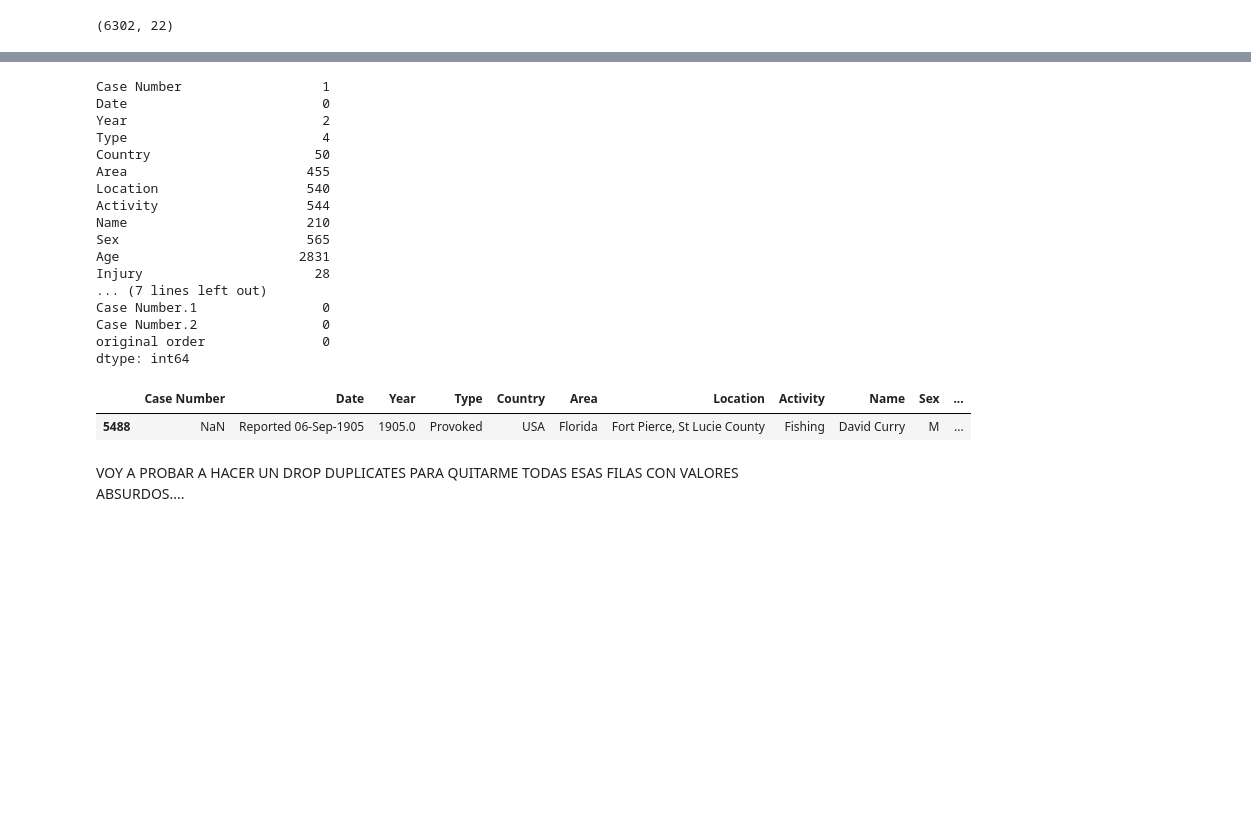
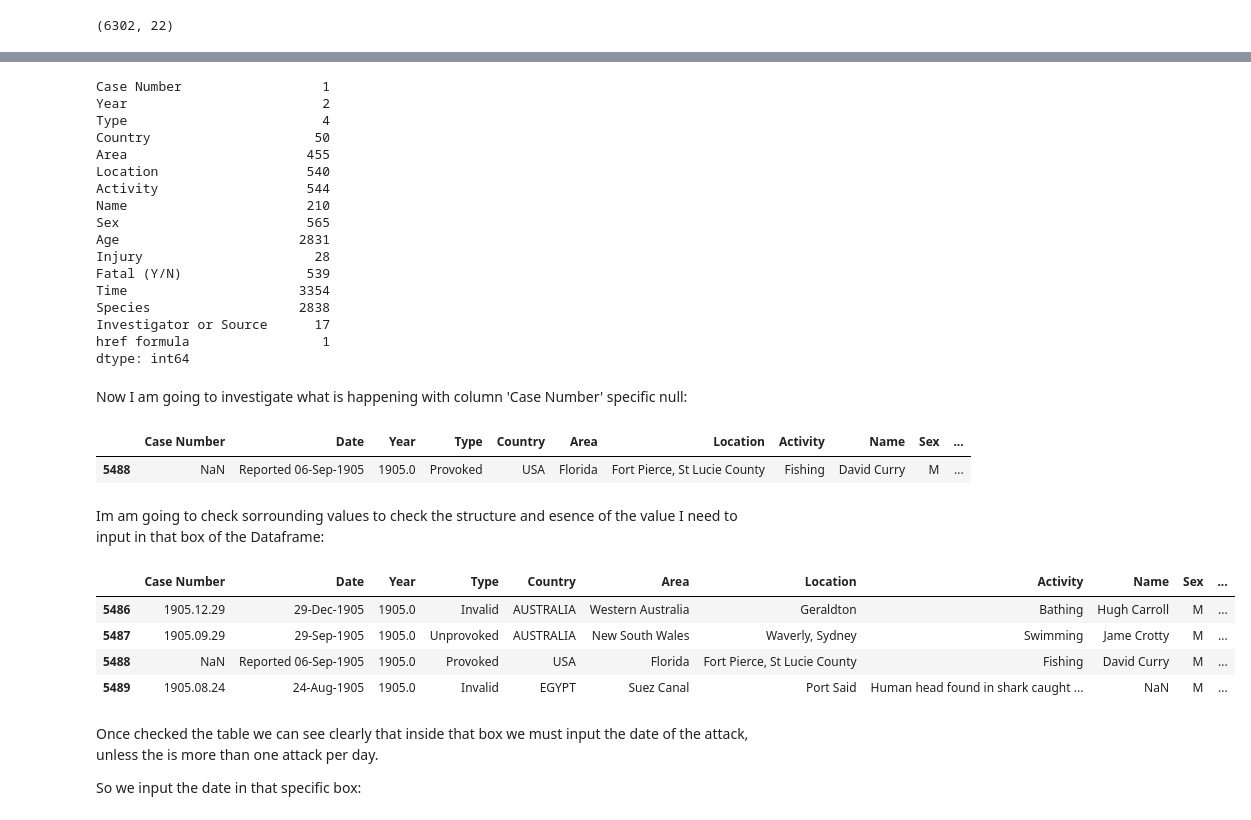
Before and after one commit to pombo7676/pombo7676-Proyecto-Semana-2-Sharks-Inigo-Larrea, a Jupyter notebook: Main/Sharks_main.ipynb, the cells around one changed output, grey strips where cells are left out. Cells and saved outputs as stored; diff of their text form; code cells hidden in the pictures; blank space fills up the shorter version.

```diff
--- a/Main/Sharks_main.ipynb
+++ b/Main/Sharks_main.ipynb
@@ -179,10 +193,9 @@ plt.show()
 # %%
 nan_cols = data.isna().sum()  # serie con los valores nulos por columna en porcentaj
 
-nan_cols
+nan_cols[nan_cols>0]
 # %% [output]
 Case Number                  1
-Date                         0
 Year                         2
 Type                         4
 Country                     50
@@ -193,15 +206,30 @@ Name                       210
 Sex                        565
 Age                       2831
 Injury                      28
-... (7 lines left out)
-Case Number.1                0
-Case Number.2                0
-original order               0
+Fatal (Y/N)                539
+Time                      3354
+Species                   2838
+Investigator or Source      17
+href formula                 1
 dtype: int64
+# %% [markdown]
+Now I am going to investigate what is happening with column 'Case Number' specific null:
 # %%
 data[data['Case Number'].isna()]
 # %% [output]
 |  | Case Number | Date | Year | Type | Country | Area | Location | Activity | Name | Sex | ... |
 | 5488 | NaN | Reported 06-Sep-1905 | 1905.0 | Provoked | USA | Florida | Fort Pierce, St Lucie County | Fishing | David Curry | M | ... |
-# %% [markdown]
-VOY A PROBAR A HACER UN DROP DUPLICATES PARA QUITARME TODAS ESAS FILAS CON VALORES ABSURDOS....
+# %% [markdown]
+Im am going to check sorrounding values to check the structure and esence of the value I need to input in that box of the Dataframe:
+# %%
+data[5486:5490]
+# %% [output]
+|  | Case Number | Date | Year | Type | Country | Area | Location | Activity | Name | Sex | ... |
+| 5486 | 1905.12.29 | 29-Dec-1905 | 1905.0 | Invalid | AUSTRALIA | Western Australia | Geraldton | Bathing | Hugh Carroll | M | ... |
+| 5487 | 1905.09.29 | 29-Sep-1905 | 1905.0 | Unprovoked | AUSTRALIA | New South Wales | Waverly, Sydney | Swimming | Jame Crotty | M | ... |
+| 5488 | NaN | Reported 06-Sep-1905 | 1905.0 | Provoked | USA | Florida | Fort Pierce, St Lucie County | Fishing | David Curry | M | ... |
+| 5489 | 1905.08.24 | 24-Aug-1905 | 1905.0 | Invalid | EGYPT | Suez Canal | Port Said | Human head found in shark caught ... | NaN | M | ... |
+# %% [markdown]
+Once checked the table we can see clearly that inside that box we must input the date of the attack, unless the is more than one attack per day.
+
+So we input the date in that specific box:
```
Also changed, not shown: parts of 51 cells of this notebook.
